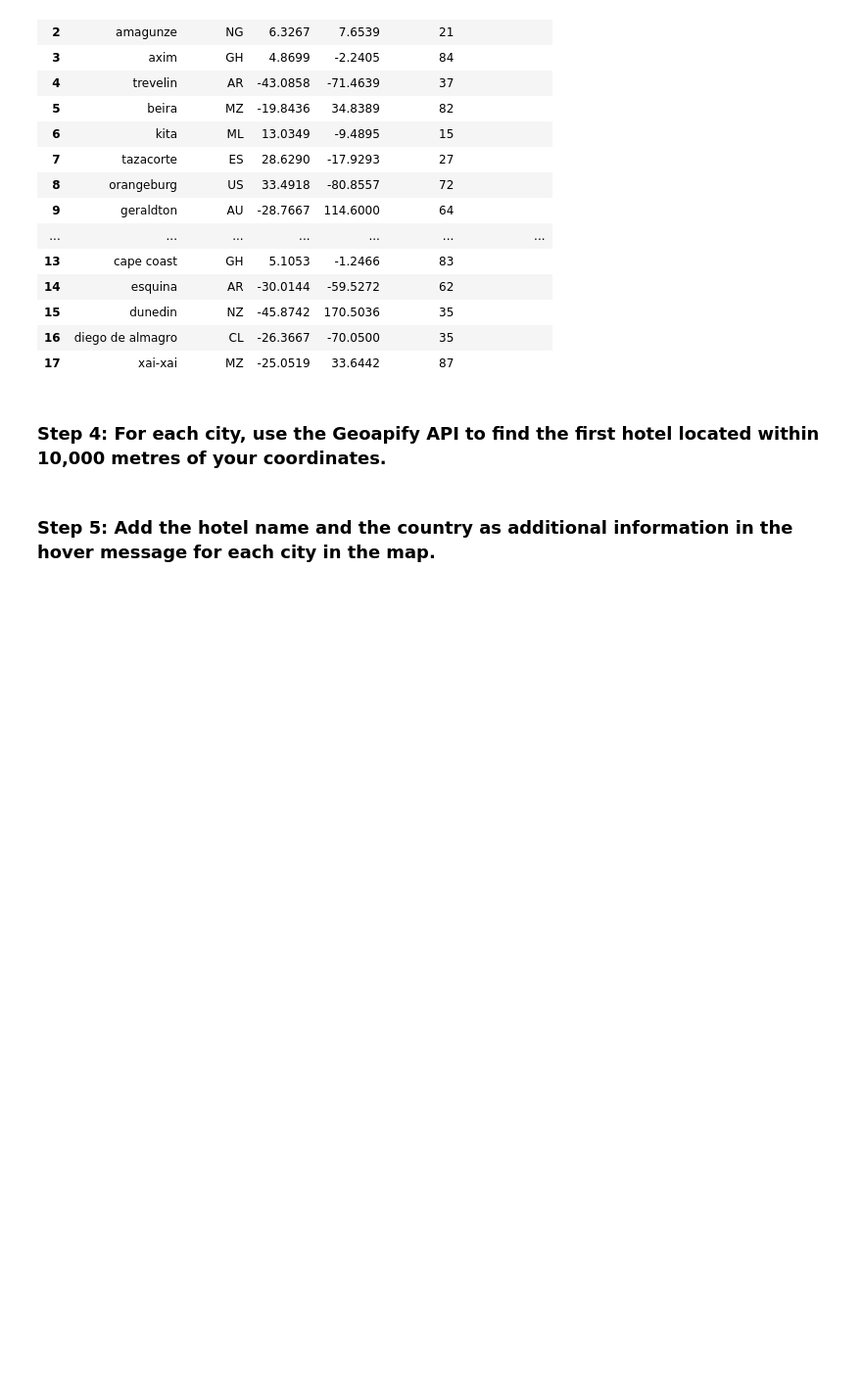
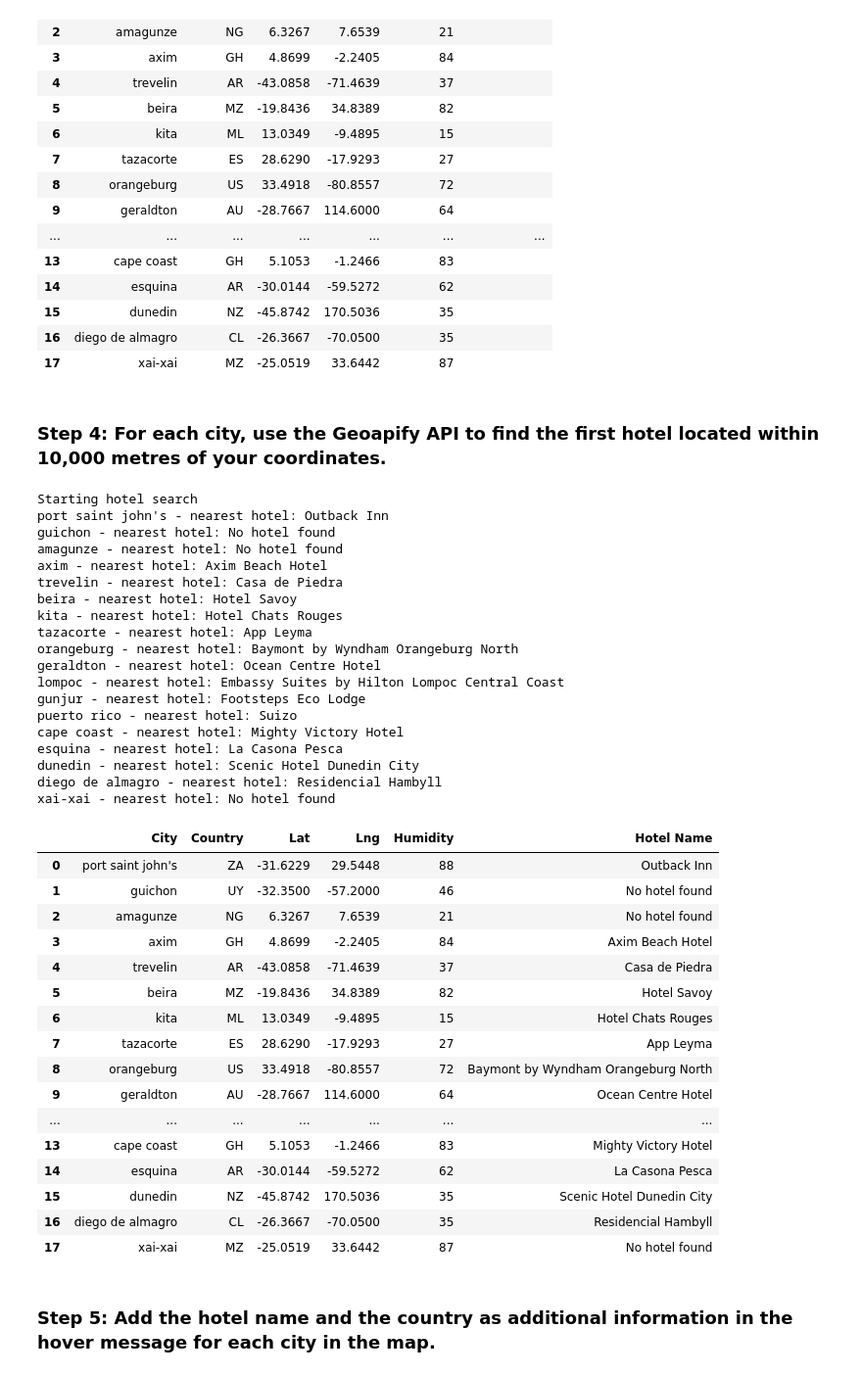
Before and after one commit to downleft/python-api-challenge, a Jupyter notebook: VacationPy/VacationPy.ipynb, the cells around one changed output. Shown at 98% size. Saved outputs shown, nothing was run; the diff lists cells and outputs as text; code cells hidden in the pictures; blank space fills up the shorter version.

```diff
--- a/VacationPy/VacationPy.ipynb
+++ b/VacationPy/VacationPy.ipynb
@@ -107,44 +107,84 @@ hotel_df
 ### Step 4: For each city, use the Geoapify API to find the first hotel located within 10,000 metres of your coordinates.
 # %%
 # Set parameters to search for a hotel
-radius = # YOUR CODE HERE
+radius = 10000
 params = {
-    # YOUR CODE HERE
+    "categories": "accommodation.hotel",
+    "limit": 10,
+    "apiKey": geoapify_key
 }
 
 # Print a message to follow up the hotel search
 print("Starting hotel search")
 
 # Iterate through the hotel_df DataFrame
 for index, row in hotel_df.iterrows():
     # get latitude, longitude from the DataFrame
-    # YOUR CODE HERE
+    latitude = row["Lat"]
+    longitude = row["Lng"]
 
     # Add filter and bias parameters with the current city's latitude and longitude to the params dictionary
-    params["filter"] = # YOUR CODE HERE
-    params["bias"] = # YOUR CODE HERE
+    params["filter"] = f"circle:{longitude},{latitude},{radius}"
+    params["bias"] = f"proximity:{longitude},{latitude}"
 
     # Set base URL
     base_url = "https://api.geoapify.com/v2/places"
 
 
     # Make and API request using the params dictionaty
-    name_address = # YOUR CODE HERE
+    name_address = requests.get(base_url, params = params)
 
     # Convert the API response to JSON format
-    name_address = # YOUR CODE HERE
+    name_address = name_address.json()
 
     # Grab the first hotel from the results and store the name in the hotel_df DataFrame
     try:
         hotel_df.loc[index, "Hotel Name"] = name_address["features"][0]["properties"]["name"]
     except (KeyError, IndexError):
         # If no hotel is found, set the hotel name as "No hotel found".
         hotel_df.loc[index, "Hotel Name"] = "No hotel found"
 
     # Log the search results
     print(f"{hotel_df.loc[index, 'City']} - nearest hotel: {hotel_df.loc[index, 'Hotel Name']}")
 
 # Display sample data
 hotel_df
+# %% [output]
+Starting hotel search
+port saint john's - nearest hotel: Outback Inn
+guichon - nearest hotel: No hotel found
+amagunze - nearest hotel: No hotel found
+axim - nearest hotel: Axim Beach Hotel
+trevelin - nearest hotel: Casa de Piedra
+beira - nearest hotel: Hotel Savoy
+kita - nearest hotel: Hotel Chats Rouges
+tazacorte - nearest hotel: App Leyma
+orangeburg - nearest hotel: Baymont by Wyndham Orangeburg North
+geraldton - nearest hotel: Ocean Centre Hotel
+lompoc - nearest hotel: Embassy Suites by Hilton Lompoc Central Coast
+gunjur - nearest hotel: Footsteps Eco Lodge
+puerto rico - nearest hotel: Suizo
+cape coast - nearest hotel: Mighty Victory Hotel
+esquina - nearest hotel: La Casona Pesca
+dunedin - nearest hotel: Scenic Hotel Dunedin City
+diego de almagro - nearest hotel: Residencial Hambyll
+xai-xai - nearest hotel: No hotel found
+|  | City | Country | Lat | Lng | Humidity | Hotel Name |
+| 0 | port saint john's | ZA | -31.6229 | 29.5448 | 88 | Outback Inn |
+| 1 | guichon | UY | -32.3500 | -57.2000 | 46 | No hotel found |
+| 2 | amagunze | NG | 6.3267 | 7.6539 | 21 | No hotel found |
+| 3 | axim | GH | 4.8699 | -2.2405 | 84 | Axim Beach Hotel |
+| 4 | trevelin | AR | -43.0858 | -71.4639 | 37 | Casa de Piedra |
+| 5 | beira | MZ | -19.8436 | 34.8389 | 82 | Hotel Savoy |
+| 6 | kita | ML | 13.0349 | -9.4895 | 15 | Hotel Chats Rouges |
+| 7 | tazacorte | ES | 28.6290 | -17.9293 | 27 | App Leyma |
+| 8 | orangeburg | US | 33.4918 | -80.8557 | 72 | Baymont by Wyndham Orangeburg North |
+| 9 | geraldton | AU | -28.7667 | 114.6000 | 64 | Ocean Centre Hotel |
+| ... | ... | ... | ... | ... | ... | ... |
+| 13 | cape coast | GH | 5.1053 | -1.2466 | 83 | Mighty Victory Hotel |
+| 14 | esquina | AR | -30.0144 | -59.5272 | 62 | La Casona Pesca |
+| 15 | dunedin | NZ | -45.8742 | 170.5036 | 35 | Scenic Hotel Dunedin City |
+| 16 | diego de almagro | CL | -26.3667 | -70.0500 | 35 | Residencial Hambyll |
+| 17 | xai-xai | MZ | -25.0519 | 33.6442 | 87 | No hotel found |
 # %% [markdown]
 ### Step 5: Add the hotel name and the country as additional information in the hover message for each city in the map.
```
Also changed, not shown: parts of 2 cells of this notebook.
